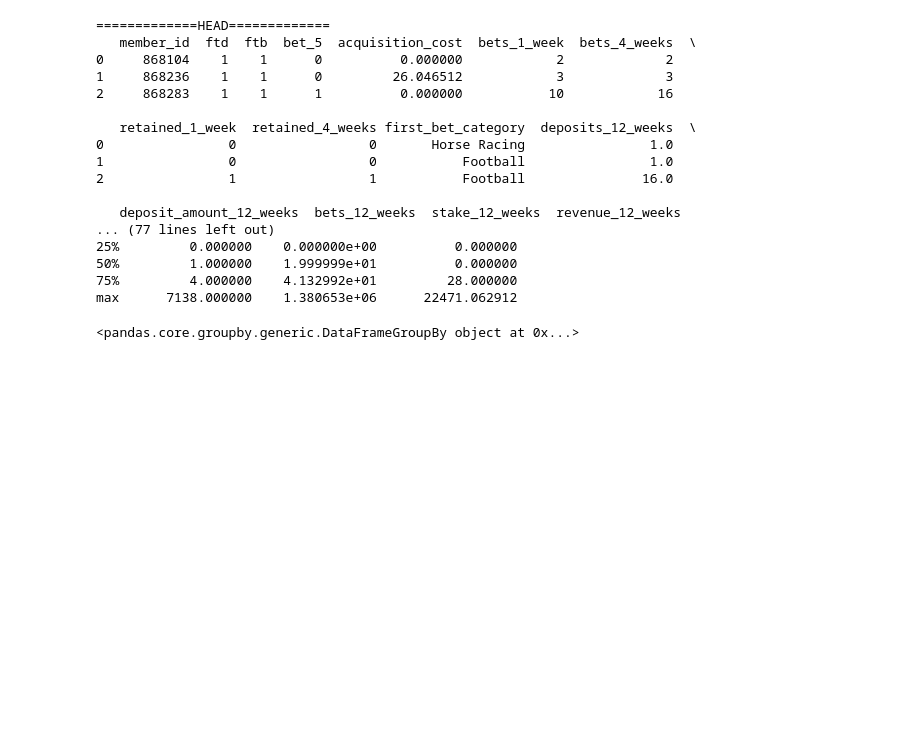
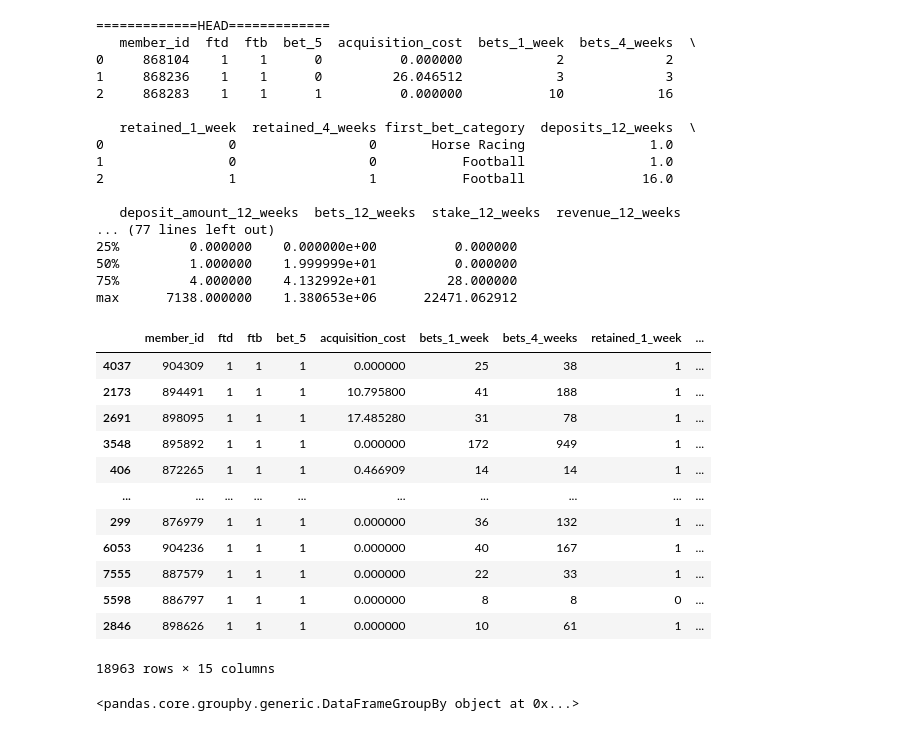
Before and after one commit to MRI-2021/Computer-science-fundamentals, a Jupyter notebook: Analysis member_activity.ipynb, the cells around one changed output. Saved outputs shown, nothing was run; the diff lists cells and outputs as text; code cells hidden in the pictures; blank space fills up the shorter version.

```diff
--- a/Analysis member_activity.ipynb
+++ b/Analysis member_activity.ipynb
@@ -50,6 +50,22 @@ print(df.describe())
 50%         1.000000    1.999999e+01          0.000000
 75%         4.000000    4.132992e+01         28.000000
 max      7138.000000    1.380653e+06      22471.062912
+# %%
+df.sort_values(by=['revenue_12_weeks'], ascending=False)
+# %% [output]
+|  | member_id | ftd | ftb | bet_5 | acquisition_cost | bets_1_week | bets_4_weeks | retained_1_week | ... |
+| 4037 | 904309 | 1 | 1 | 1 | 0.000000 | 25 | 38 | 1 | ... |
+| 2173 | 894491 | 1 | 1 | 1 | 10.795800 | 41 | 188 | 1 | ... |
+| 2691 | 898095 | 1 | 1 | 1 | 17.485280 | 31 | 78 | 1 | ... |
+| 3548 | 895892 | 1 | 1 | 1 | 0.000000 | 172 | 949 | 1 | ... |
+| 406 | 872265 | 1 | 1 | 1 | 0.466909 | 14 | 14 | 1 | ... |
+| ... | ... | ... | ... | ... | ... | ... | ... | ... | ... |
+| 299 | 876979 | 1 | 1 | 1 | 0.000000 | 36 | 132 | 1 | ... |
+| 6053 | 904236 | 1 | 1 | 1 | 0.000000 | 40 | 167 | 1 | ... |
+| 7555 | 887579 | 1 | 1 | 1 | 0.000000 | 22 | 33 | 1 | ... |
+| 5598 | 886797 | 1 | 1 | 1 | 0.000000 | 8 | 8 | 0 | ... |
+| 2846 | 898626 | 1 | 1 | 1 | 0.000000 | 10 | 61 | 1 | ... |
+18963 rows × 15 columns
 # %%
 df_gb = df.groupby(['deposit_amount_12_weeks', 'member_id'])
 df_gb
```
Also changed, not shown: parts of 1 cell of this notebook.
